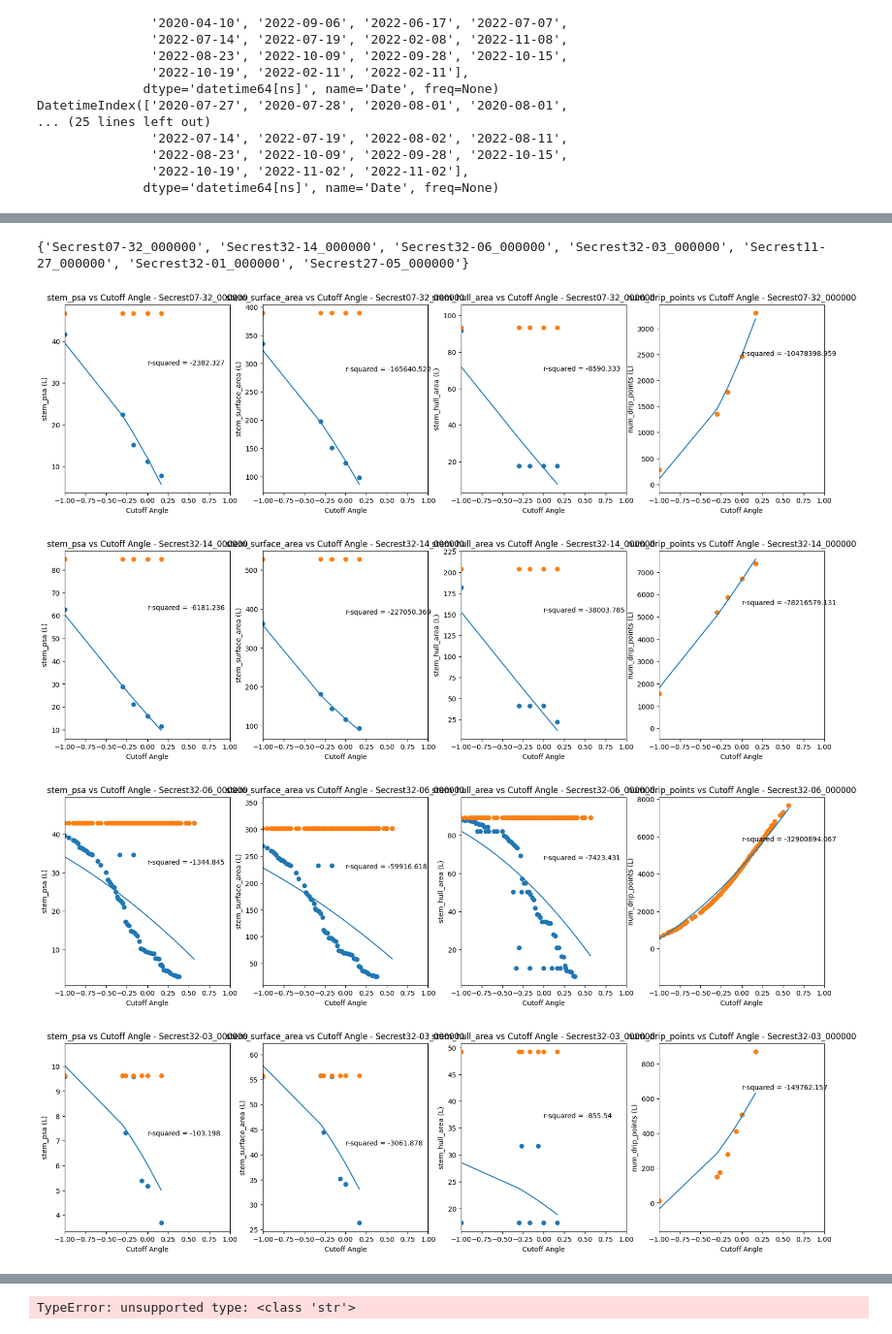
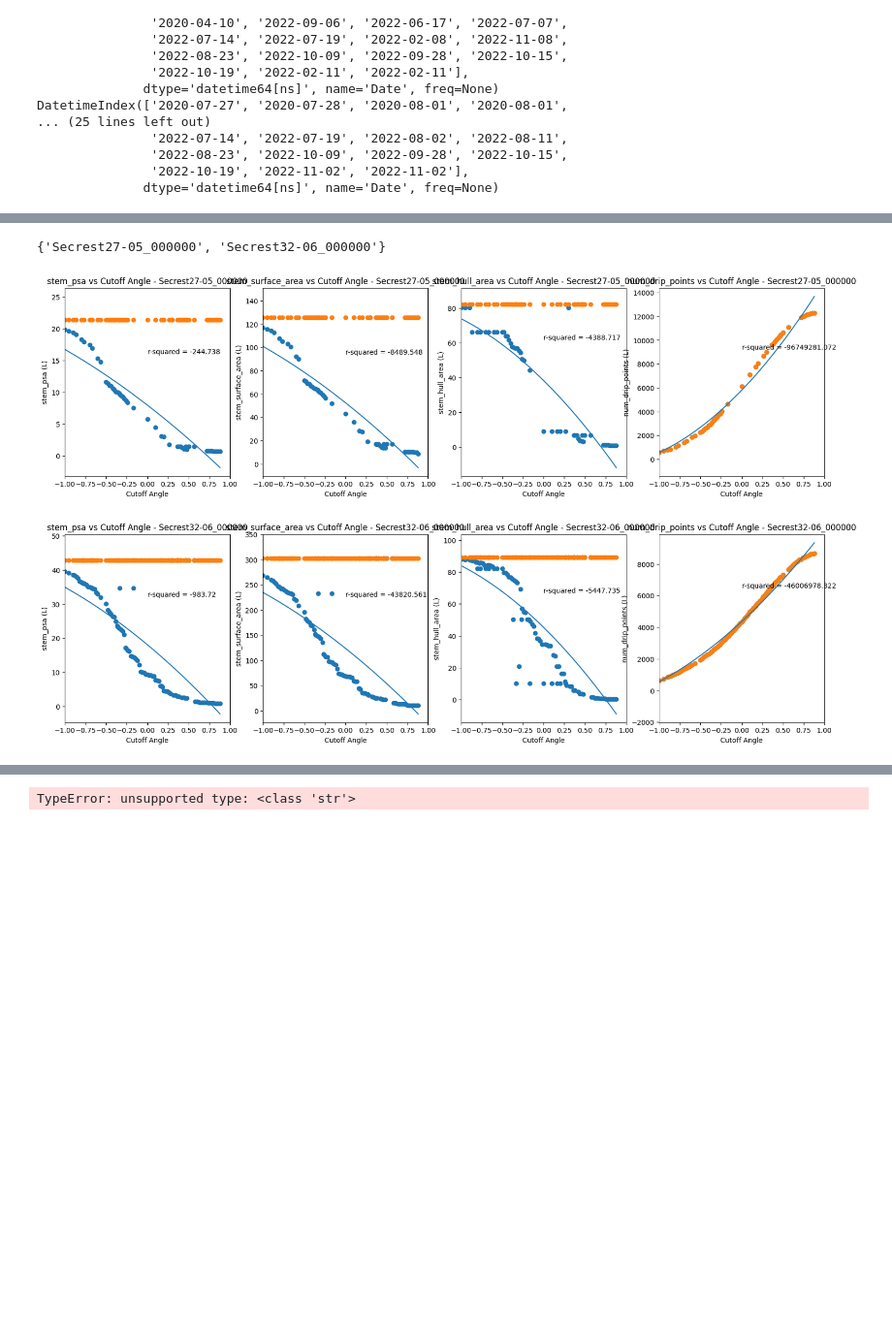
Before and after one commit to wischmcj/canopyHydrodynamics, a Jupyter notebook: scripts/sensitivity_analysis.ipynb, the cells around one changed output, grey strips where cells are left out. Shown at 97% size. Cells and saved outputs as stored; diff of their text form; code cells hidden in the pictures; blank space fills up the shorter version.

```diff
--- a/scripts/sensitivity_analysis.ipynb
+++ b/scripts/sensitivity_analysis.ipynb
@@ -530,3 +533,45 @@ def find_fit_func(fit_func, x, y):
 
     print(f"fff returning: x_flitered {x_flitered}, y_predicted {y_predicted}")
     return x_flitered, y_predicted, rsq, fit_func_name, coeff
+# %%
+#testing quantile limitation
+def retain_quantile(df, field, percentile=0.05):
+    percentile_val = df[field].quantile(percentile)
+    print(f'percentile_val = {percentile_val} found for {field}, percentile {percentile}')
+    return df[df[field] >= percentile_val]
+
+def return_quantile(df, field, percentile=0.05):
+    percentile_val = df[field].quantile(percentile)
+    print(f'percentile_val = {percentile_val} found for {field}, percentile {percentile}')
+    return df[df[field] >= percentile_val][field]
+
+file_name = [x for x in drip_grouped if '32-06' in x[0][0]][0][0][0]
+case        = [x for x in drip_grouped if '32-06' in x[0][0]][0][0][1]
+example_df = [x for x in drip_grouped if '32-06' in x[0][0]][0][1]
+stem_df = [x for x in stem_grouped if '32-06' in x[0][0]][0][1]
+# print(example_df)
+
+print(file_name)
+print(case   )
+print(len(example_df['join_field']))
+print(np.sum(example_df['projected_area']))
+print(np.max(example_df['projected_area']))
+
+example_smaller = retain_quantile(example_df, 'projected_area' , percentile=0.05)
+example_other = retain_quantile(example_df, 'projected_area' , percentile=0.95)
+# print(example_smaller)
+print('5th percentile')
+# print(example_smaller)
+print(len(example_smaller['join_field']))
+print(np.sum(example_smaller['projected_area']))
+print(np.max(example_smaller['projected_area']))
+print(np.mean(example_smaller['projected_area']))
+print(return_quantile(example_df, 'projected_area' , percentile=0.05))
+
+
+print('95th percentile')
+print(len(example_other['join_field']))
+print(np.sum(example_other['projected_area']))
+print(np.max(example_other['projected_area']))
+print(np.mean(example_other['projected_area']))
+print(return_quantile(example_df, 'projected_area' , percentile=0.95))
@@ -549,7 +788,7 @@ grouped = all_tree_stats.groupby('file_name')
 
 fields = [('stem_psa','total_psa'), ('stem_surface_area','tot_surface_area'), ('stem_hull_area','tot_hull_area'), ('num_drip_points','num_drip_points')]
 
-new_file_names = set([file for file in all_tree_stats['file_name'] if '32' in file or '27' in file])
+new_file_names = set([file for file in all_tree_stats['file_name'] if '32-06' in file or '27-05' in file])
 print(new_file_names)
 # fields = ['stem_psa']
 def plot_correlation(field:tuple):
@@ -594,35 +833,33 @@ def plot_correlation(field:tuple):
                     f"r-squared = {rsq}",
                     (0, np.max(y) * 0.75),
                 )
                 ax[idx].plot(x, y_predicted, )
             except Exception as e:
                 print(f'r2 did not converge{e}')
 
             # ax[1].set_title(f"{field[1]} vs Cutoff Angle - {file_name}")
             # ax[1].set_xlabel("Cutoff Angle")
             # ax[1].set_ylabel(f"{field[1]} (L)")
             # x = filtered_df["case_name"]
             # y = filtered_df[field[1]]
             # ax[1].scatter(x, y)
 
             # # Calculating a line of best fit (and its r-squared) to add to the above referenced chart
             # z = np.polyfit(x, y, 2)
             # p = np.poly1d(z)
             # y_predicted = p(x)
             # rsq = round(r2_score(y, y_predicted), 3)
 
             # ax[1].annotate(
             #     f"r-squared = {rsq}",
             #     (0, np.max(y) * 0.75),
             # )
             # ax[1].plot(x, y_predicted)
 
         # plt.show()
 
 plot_correlation(fields)
 # %% [output]
-{'Secrest07-32_000000', 'Secrest32-14_000000', 'Secrest32-06_000000', 'Secrest32-03_000000', 'Secrest11-27_000000', 'Secrest32-01_000000', 'Secrest27-05_000000'}
+{'Secrest27-05_000000', 'Secrest32-06_000000'}
-[figure, old version]
+[figure, new version]
-[figure, old version]
+[figure, new version]
-[figure, removed]
-[figure, removed]
```
Also changed, not shown: parts of 16 cells of this notebook.
